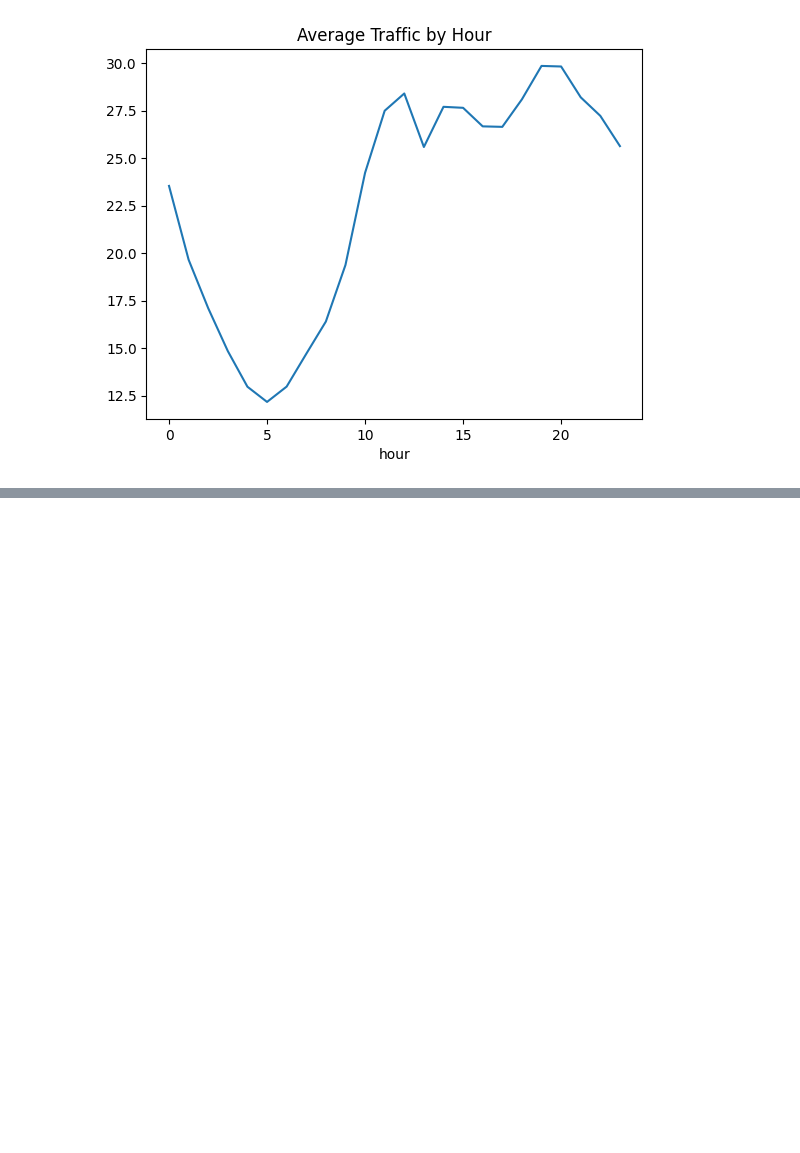
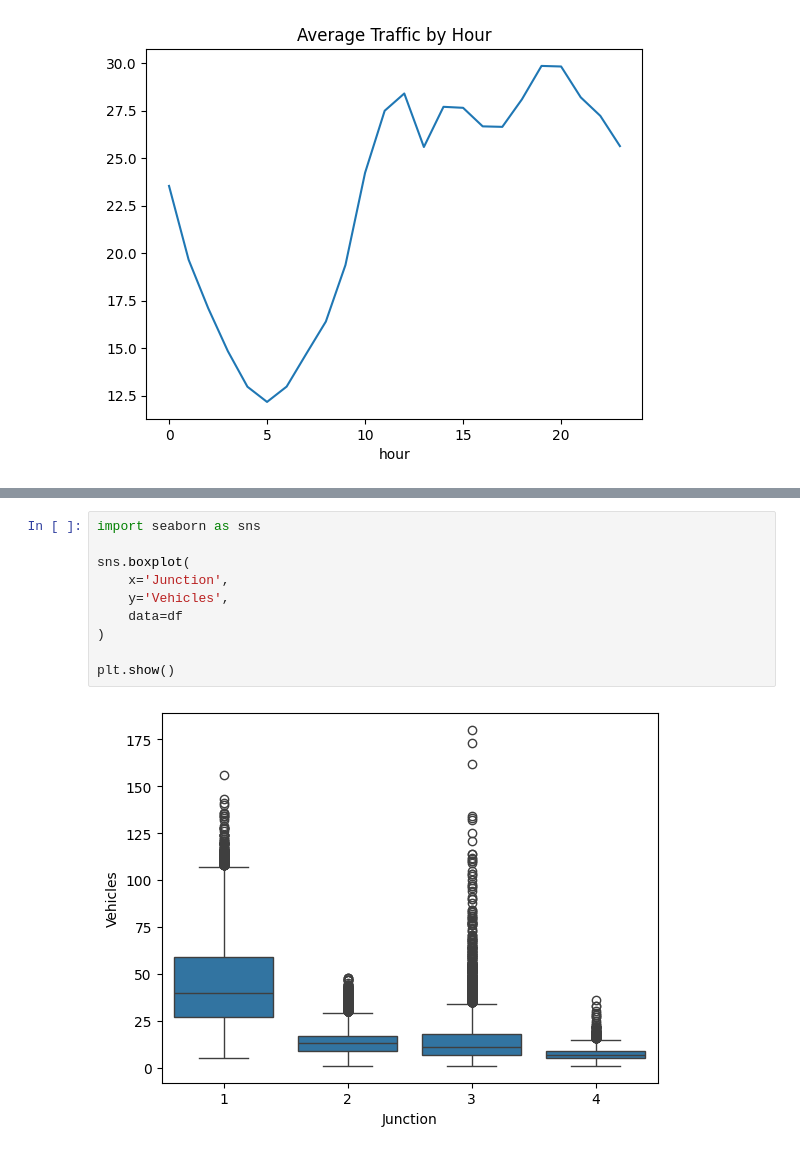
Before and after one commit to Kushagra9027/SMART_CITY-TRAFFIC-PATTERNS, a Jupyter notebook: notebooks/01_EDA.traffic.ipynb, the cells around one changed output, grey strips where cells are left out. Drawn from its saved outputs; the diff is of its cells as text; blank space fills up the shorter version.

```diff
--- a/notebooks/01_EDA.traffic.ipynb
+++ b/notebooks/01_EDA.traffic.ipynb
@@ -81,0 +103,12 @@ plt.show()
+# %%
+import seaborn as sns
+
+sns.boxplot(
+    x='Junction',
+    y='Vehicles',
+    data=df
+)
+
+plt.show()
+# %% [output]
+[figure, added]
```
Also changed, not shown: parts of 2 cells of this notebook.
